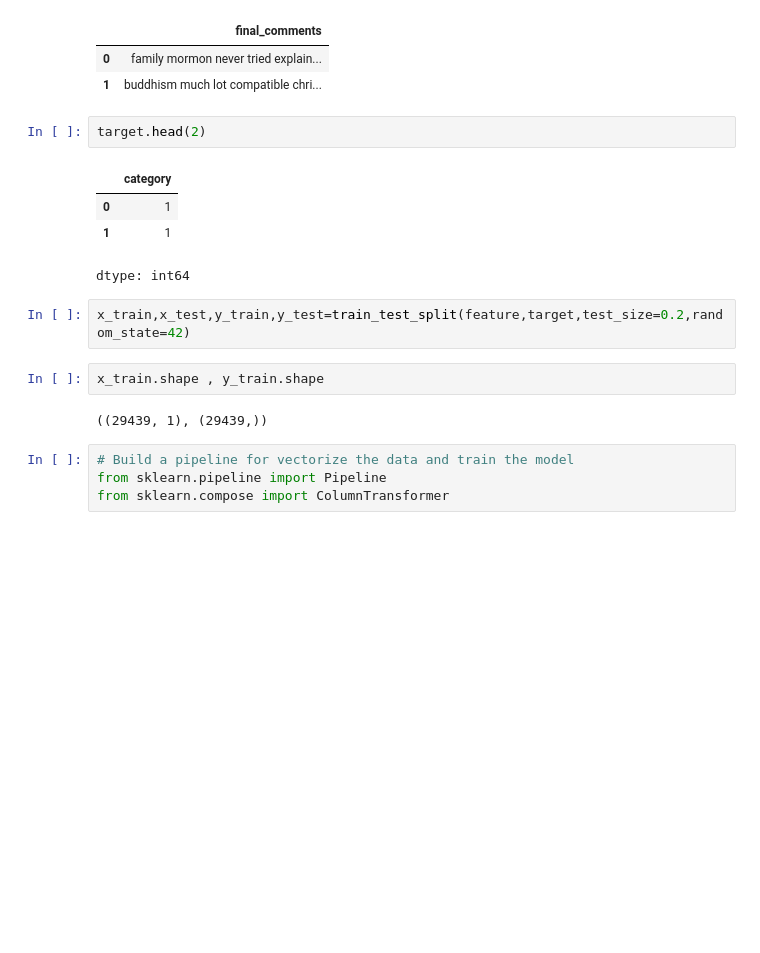
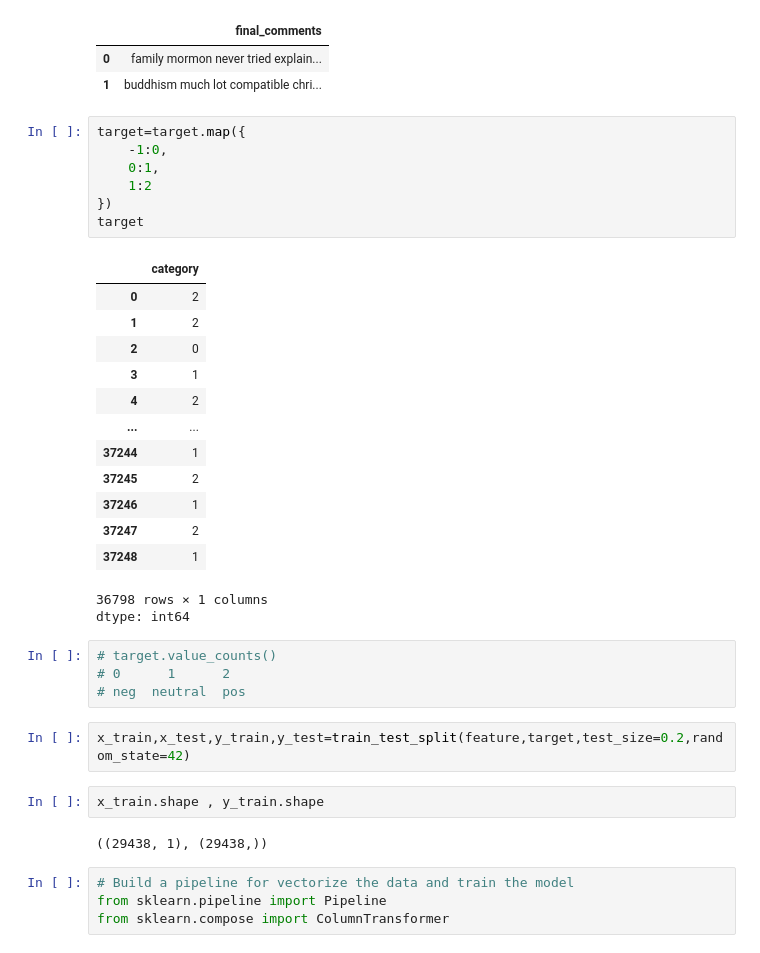
Before and after one commit to Sami606713/youtube_comment_analysis, a Jupyter notebook: Notebooks/youtube_comment_analysis(base_model_part).ipynb, the cells around one changed output. Drawn from its saved outputs; the diff is of its cells as text; blank space fills up the shorter version.

```diff
--- a/Notebooks/youtube_comment_analysis(base_model_part).ipynb
+++ b/Notebooks/youtube_comment_analysis(base_model_part).ipynb
@@ -164,19 +147,38 @@ feature.head(2)
 |  | final_comments |
 | 0 | family mormon never tried explain... |
 | 1 | buddhism much lot compatible chri... |
-# %%
-target.head(2)
-# %% [output]
-|  | category |
-| 0 | 1 |
-| 1 | 1 |
-dtype: int64
+# %%
+target=target.map({
+    -1:0,
+    0:1,
+    1:2
+})
+target
+# %% [output]
+|  | category |
+| 0 | 2 |
+| 1 | 2 |
+| 2 | 0 |
+| 3 | 1 |
+| 4 | 2 |
+| ... | ... |
+| 37244 | 1 |
+| 37245 | 2 |
+| 37246 | 1 |
+| 37247 | 2 |
+| 37248 | 1 |
+36798 rows × 1 columns
+dtype: int64
+# %%
+# target.value_counts()
+# 0      1      2
+# neg  neutral  pos
 # %%
 x_train,x_test,y_train,y_test=train_test_split(feature,target,test_size=0.2,random_state=42)
 # %%
 x_train.shape , y_train.shape
 # %% [output]
-((29439, 1), (29439,))
+((29438, 1), (29438,))
 # %%
 # Build a pipeline for vectorize the data and train the model
 from sklearn.pipeline import Pipeline
```
Also changed, not shown: parts of 23 cells of this notebook, 3 other files.
